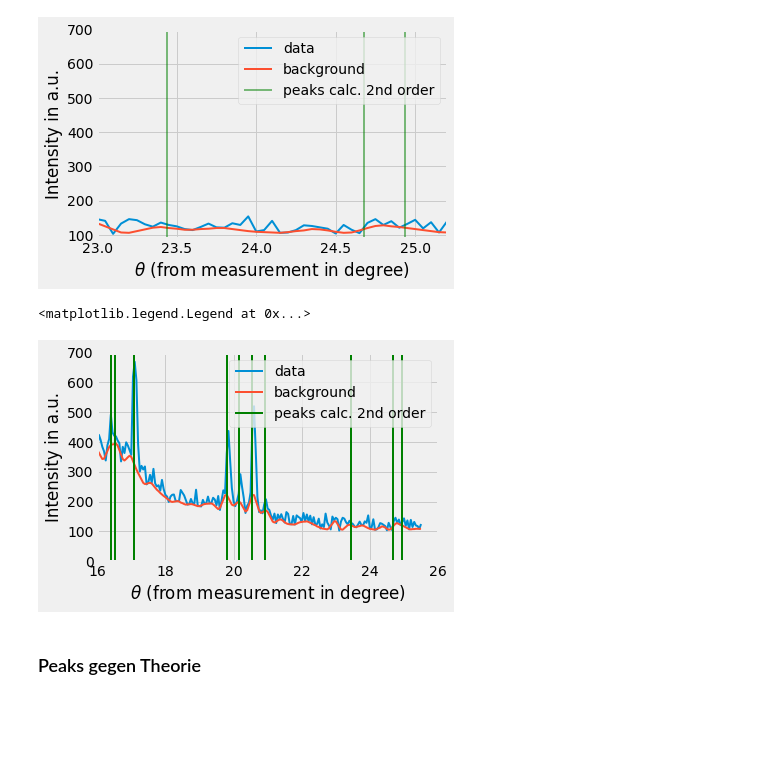
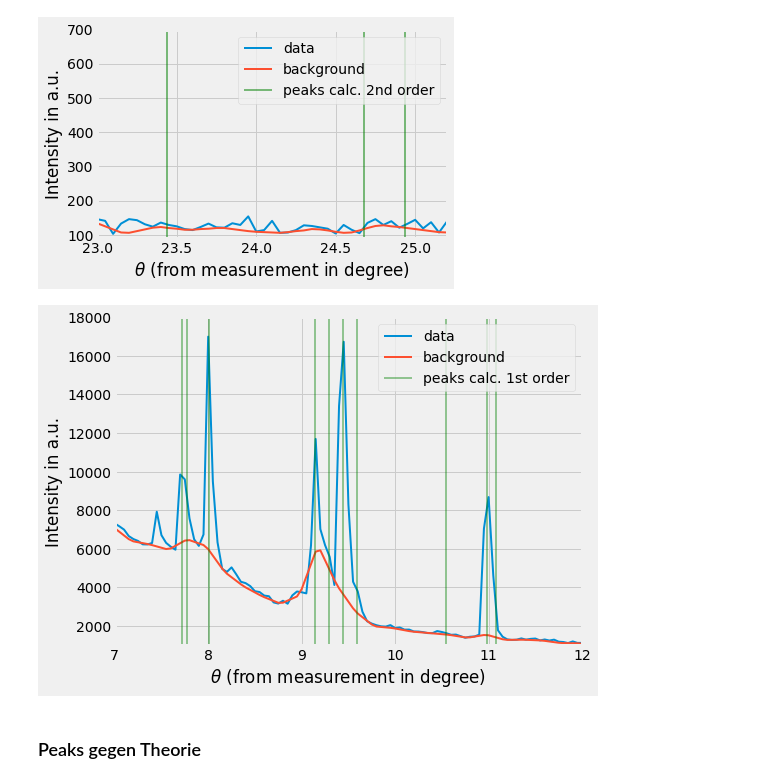
Before and after one commit to LeoausderDose/PPD, a Jupyter notebook: Versuch_XRays/Programming/Absorption/Absorption.ipynb, the cells around one changed output. Cells and saved outputs as stored; diff of their text form; code cells hidden in the pictures; blank space fills up the shorter version.

```diff
--- a/Versuch_XRays/Programming/Absorption/Absorption.ipynb
+++ b/Versuch_XRays/Programming/Absorption/Absorption.ipynb
@@ -127,22 +127,24 @@ plt.legend()
 [figure]
 # %%
 #print(df_withoutFoil.head())
+plt.figure(figsize=(8, 8/np.sqrt(2)))
 plt.plot(df_withoutFoil.loc[:,'theta'], df_withoutFoil.loc[:,'intensitaet'], label = 'data')
 plt.plot(df_withoutFoil.loc[:,'theta'], df_withoutFoil.loc[:,'untergrund'], label = 'background')
-#plt.vlines(df_siegbrand['theta']-0.25, 0, 30000, label = 'peaks calc. 1st order')
-plt.vlines(df_siegbrand['theta_reflex2']-0.25, 0, 30000, colors= 'g', label = 'peaks calc. 2nd order')
+plt.vlines(df_siegbrand['theta']-0.25, 0, 30000,  colors= 'g', alpha = 0.4, label = 'peaks calc. 1st order')
+#plt.vlines(df_siegbrand['theta_reflex2']-0.25, 0, 30000, colors= 'g', alpha = 0.4, label = 'peaks calc. 2nd order')
 
-plt.xlim(16,26)
-plt.ylim(0,700)
+plt.xlim(7,12)
+plt.ylim(1000,18000)
 
 plt.xlabel(r'$\theta $ (from measurement in degree)')
 plt.ylabel(r'Intensity in a.u.')
 
 plt.tight_layout()
 plt.legend()
+#plt.savefig('MatchLine1.pdf')
+plt.show()
 # %% [output]
-<matplotlib.legend.Legend at 0x...>
-[figure, old version]
+[figure, new version]
 # %% [markdown]
 ### Peaks gegen Theorie
 # %%
```
Also changed, not shown: parts of 2 cells of this notebook, 3 other files.
